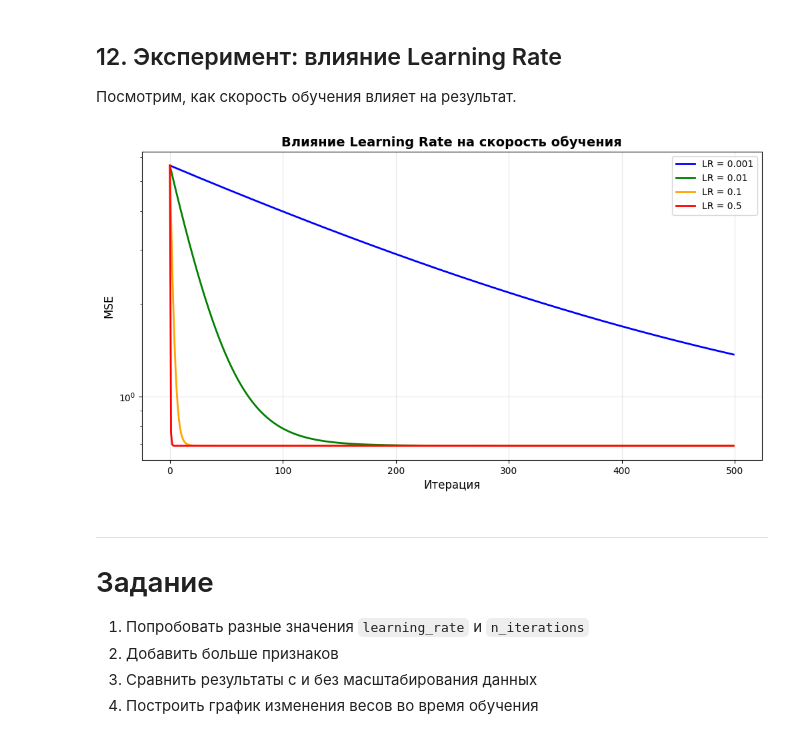
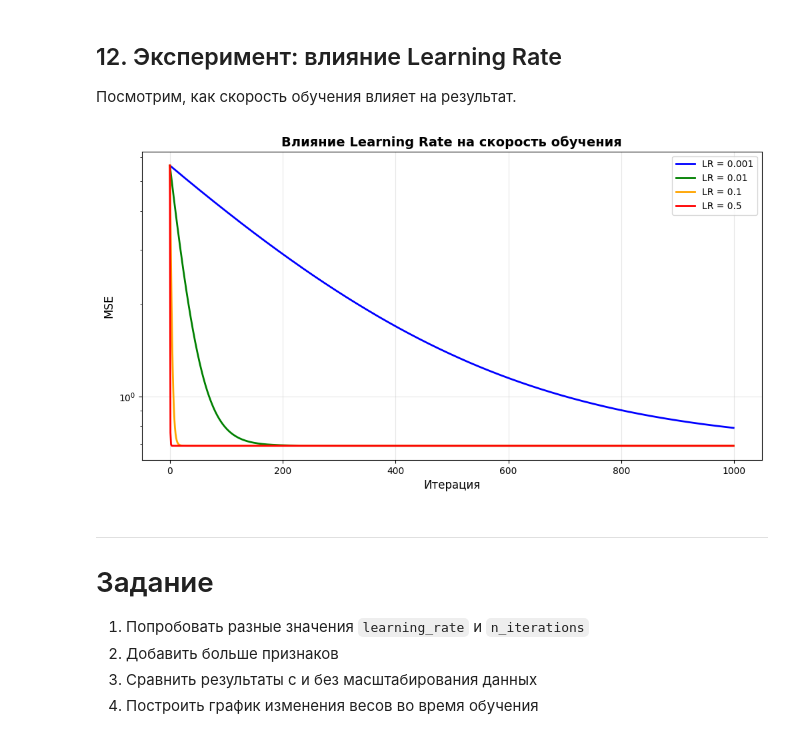
Before and after one commit to nesteruh/data_analysis_course, a Jupyter notebook: lessons/lesson_13.ipynb, the cells around one changed output. Saved outputs shown, nothing was run; the diff lists cells and outputs as text; code cells hidden in the pictures.

```diff
--- a/lessons/lesson_13.ipynb
+++ b/lessons/lesson_13.ipynb
@@ -263,7 +263,7 @@ Train: 16,512 | Test: 4,128
 ## 9. Обучение на реальных данных
 # %%
 # Наша модель
-my_model_multi = MyLinearRegression(learning_rate=0.1, n_iterations=1000)
+my_model_multi = MyLinearRegression(learning_rate=0.01, n_iterations=1000)
 my_model_multi.fit(X_train, y_train)
 
 # sklearn модель
@@ -361,23 +361,23 @@ plt.show()
 # %%
 learning_rates = [0.001, 0.01, 0.1, 0.5]
 colors = ['blue', 'green', 'orange', 'red']
 
 plt.figure(figsize=(12, 6))
 
 for lr, color in zip(learning_rates, colors):
-    model_temp = MyLinearRegression(learning_rate=lr, n_iterations=500)
+    model_temp = MyLinearRegression(learning_rate=lr, n_iterations=1000)
     model_temp.fit(X_train, y_train)
     plt.plot(model_temp.loss_history, color=color, linewidth=2, label=f'LR = {lr}')
 
 plt.xlabel('Итерация', fontsize=12)
 plt.ylabel('MSE', fontsize=12)
 plt.title('Влияние Learning Rate на скорость обучения', fontsize=14, fontweight='bold')
 plt.legend()
 plt.grid(alpha=0.3)
 plt.yscale('log')  # логарифмическая шкала для лучшей видимости
 plt.show()
 # %% [output]
-[figure, old version]
+[figure, new version]
 # %% [markdown]
 ---
 
```
Also changed, not shown: parts of 6 cells of this notebook, 2 other files.
